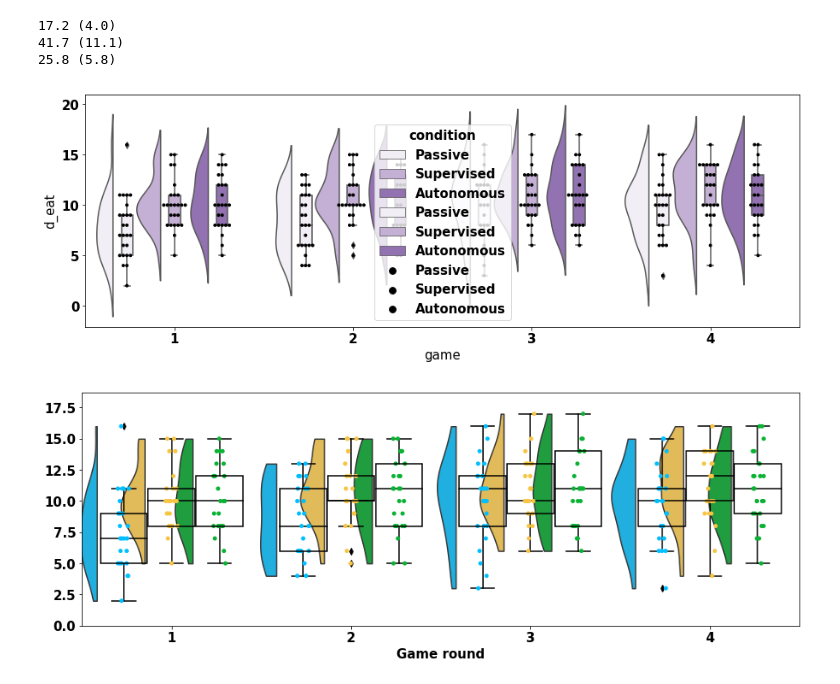
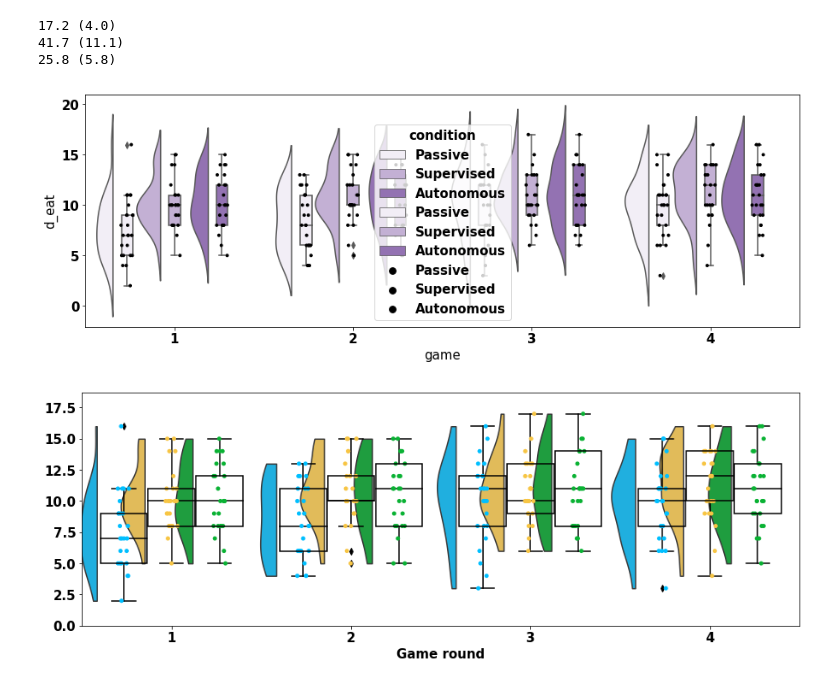
Before and after one commit to emmanuel-senft/data-foodchain, a Jupyter notebook: analyse.ipynb, the cells around one changed output. Drawn from its saved outputs; the diff is of its cells as text; code cells hidden in the pictures.

Commit message:
Adding graph rainclouds for event

```diff
--- a/analyse.ipynb
+++ b/analyse.ipynb
@@ -299,28 +299,28 @@ b=np.sum(n_bad_child)
 # %%
 data=df
 x="game"
 y="d_eat"
 hue="condition"
 d=expend_frame(data,x,y,hue)
 
 f, (ax) = plt.subplots(1,1, figsize=(15,5))
 bplot=sns.boxplot(x=x, y=y, hue=hue, data=d,dodge=True,color=sns.color_palette()[len(set(d[x].tolist()))], width=.2,whis=1.5)
 
 t = matplotlib.transforms.Affine2D().translate(41.5,0)
 for i in range(4):
     bplot.artists[3*i].set_transform(bplot.artists[3*i].get_transform() - t)
     bplot.artists[3*i+2].set_transform(bplot.artists[3*i+2].get_transform() + t)
     n=6
     for j in range(n):
         bplot.lines[3*i*n+j].set_transform(bplot.lines[3*i*n+j].get_transform() - t)
         bplot.lines[(3*i+2)*n+j].set_transform(bplot.lines[(3*i+2)*n+j].get_transform() + t)
-sw=sns.swarmplot(x=x, y=y, hue=hue, data=d,dodge=True, palette=["black", "black","black"],size=4)
+sw=sns.stripplot(x=x, y=y, hue=hue, data=d,dodge=True, palette=["black", "black","black"],size=4,jitter=True)
 
 pt.half_violinplot(x=x, y=y, data=d, hue=hue, color=sns.color_palette()[len(set(d[x].tolist()))], cut = 2, bw=.5,
                   scale="area", width=.8, inner = None, orient="v", offset=.08)
 plt.show()
 # %% [output]
-[figure, old version]
+[figure, new version]
 # %%
 # Define functions to interpret the csv file and create pandas structures
 
```
Also changed, not shown: parts of 8 cells of this notebook, 3 other files.
